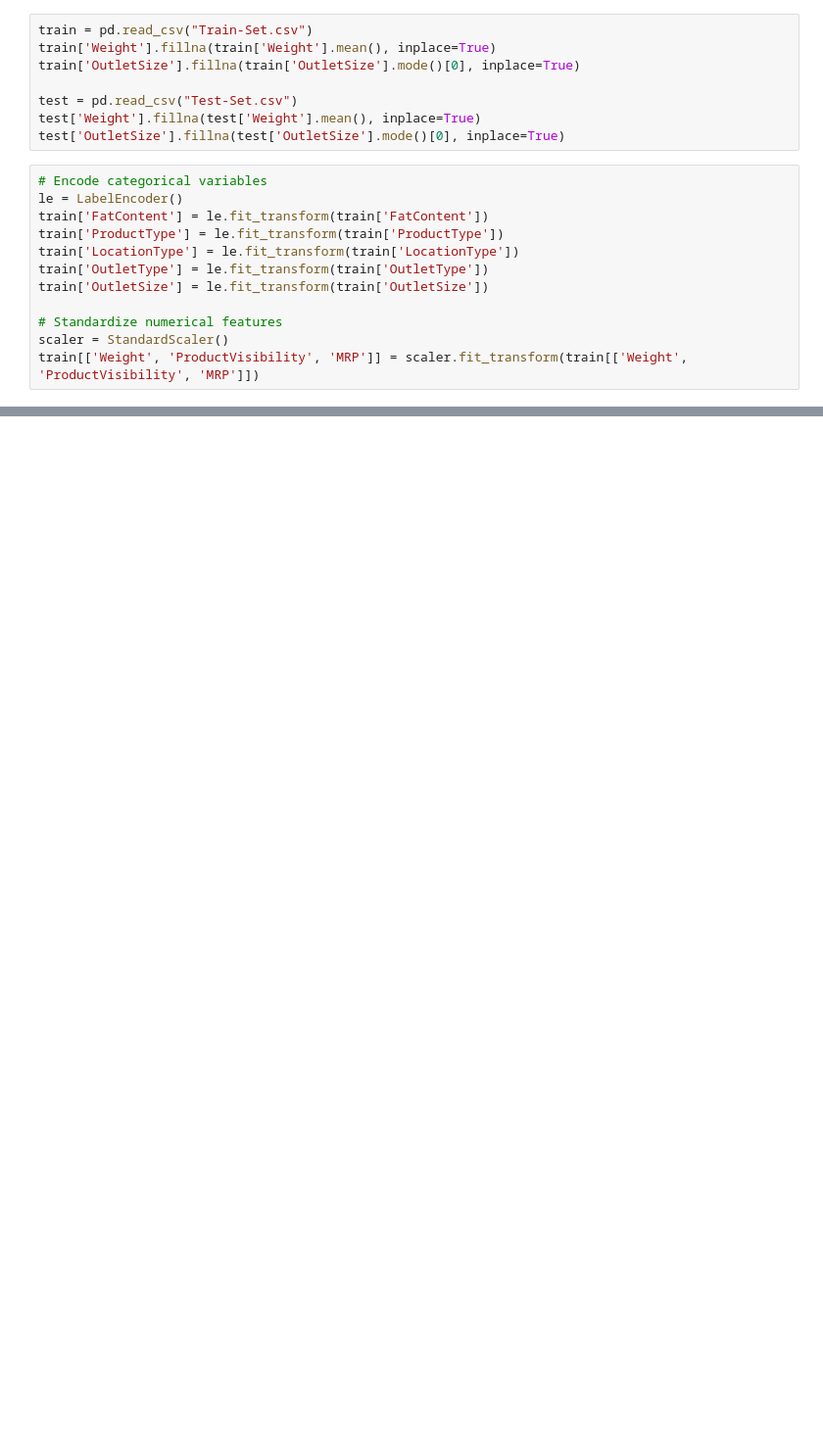
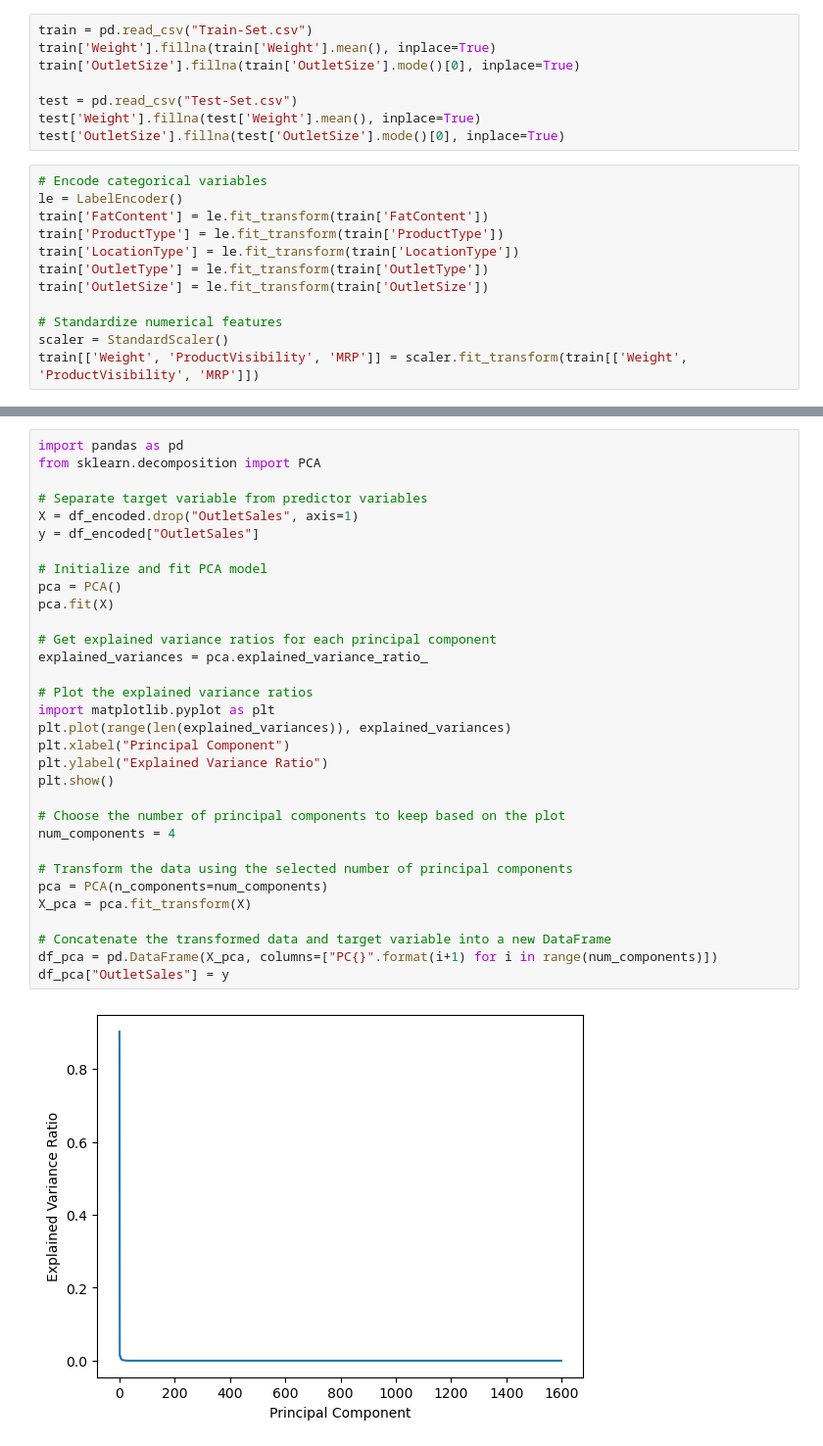
Before and after one commit to saichan0529/Data-Analysis-Project, a Jupyter notebook: final_project.ipynb, the cells around one changed output, grey strips where cells are left out. Shown: that part at 98% size. Drawn from its saved outputs; the diff is of its cells as text; blank space fills up the shorter version.

```diff
--- a/final_project.ipynb
+++ b/final_project.ipynb
@@ -26,0 +152,34 @@ train[['Weight', 'ProductVisibility', 'MRP']] = scaler.fit_transform(train[['Wei
+# %%
+import pandas as pd
+from sklearn.decomposition import PCA
+
+# Separate target variable from predictor variables
+X = df_encoded.drop("OutletSales", axis=1)
+y = df_encoded["OutletSales"]
+
+# Initialize and fit PCA model
+pca = PCA()
+pca.fit(X)
+
+# Get explained variance ratios for each principal component
+explained_variances = pca.explained_variance_ratio_
+
+# Plot the explained variance ratios
+import matplotlib.pyplot as plt
+plt.plot(range(len(explained_variances)), explained_variances)
+plt.xlabel("Principal Component")
+plt.ylabel("Explained Variance Ratio")
+plt.show()
+
+# Choose the number of principal components to keep based on the plot
+num_components = 4
+
+# Transform the data using the selected number of principal components
+pca = PCA(n_components=num_components)
+X_pca = pca.fit_transform(X)
+
+# Concatenate the transformed data and target variable into a new DataFrame
+df_pca = pd.DataFrame(X_pca, columns=["PC{}".format(i+1) for i in range(num_components)])
+df_pca["OutletSales"] = y
+# %% [output]
+[figure, added]
```
Also changed, not shown: parts of 13 cells of this notebook.
